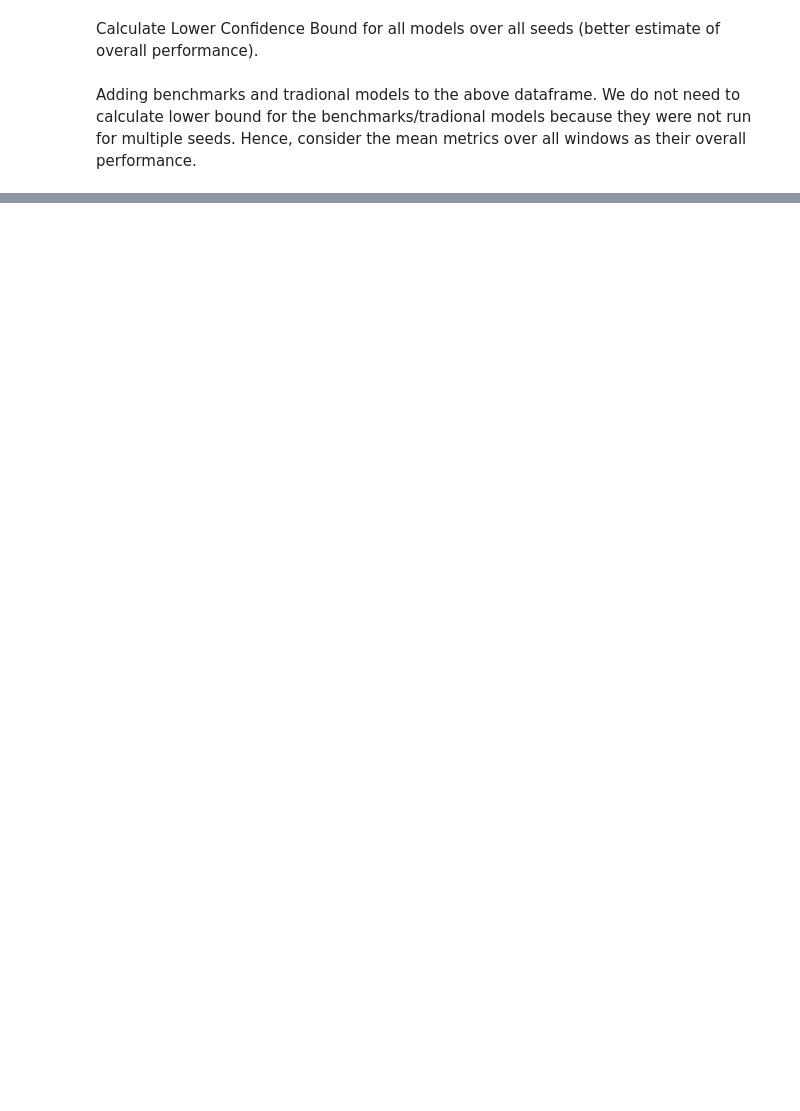
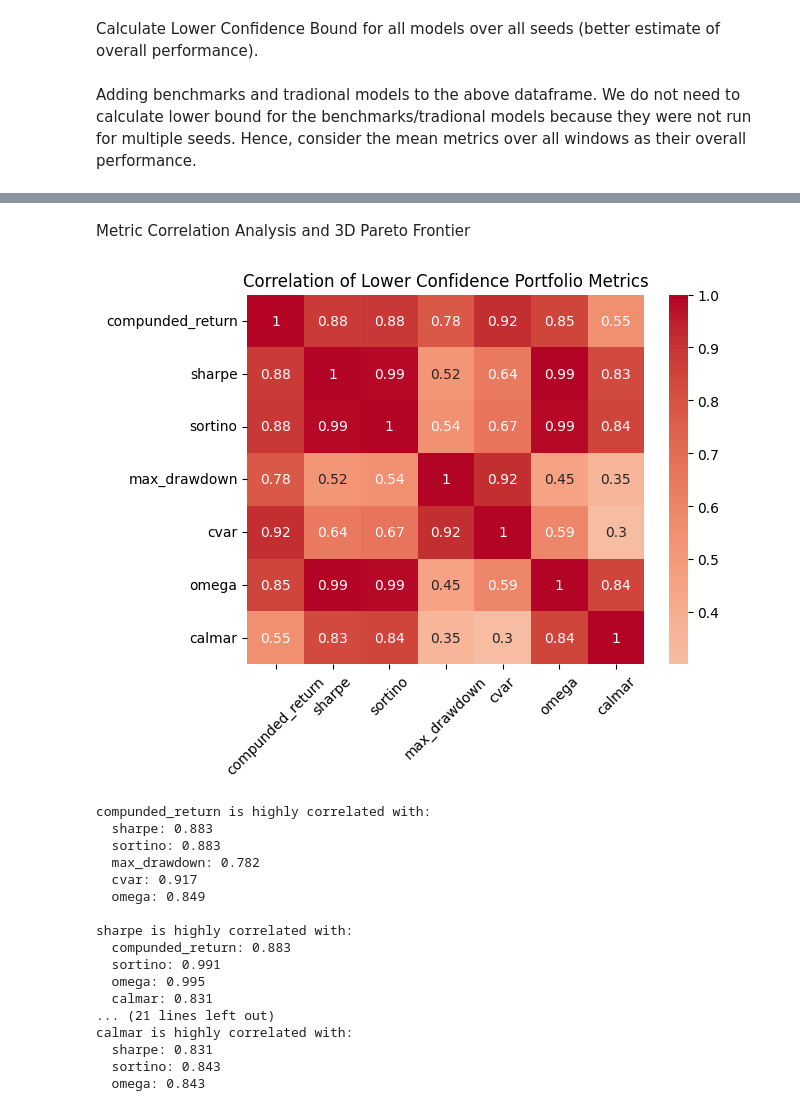
Before and after one commit to travisdesell/exact, a Jupyter notebook: financial_loss_functions/exploration/test_analysis.ipynb, the cells around one changed output, grey strips where cells are left out. Saved outputs shown, nothing was run; the diff lists cells and outputs as text; code cells hidden in the pictures; blank space fills up the shorter version.

```diff
--- a/financial_loss_functions/exploration/test_analysis.ipynb
+++ b/financial_loss_functions/exploration/test_analysis.ipynb
@@ -91,23 +93,7 @@ test_avg_perf['compunded_return'].plot.bar(title='Mean Compounded Returns (Over
 # %%
 corr = test_avg_perf.corr()
 
-# Plot heatmap
-plt.figure()
-sns.heatmap(corr, annot=True, cmap='coolwarm', center=0)
-plt.title('Correlation of Portfolio Metrics')
-plt.xticks(rotation=45)
-plt.show()
-
-def high_corr_with_each_metric(corr, threshold=0.8):
-    for metric in corr.columns:
-        # Exclude self (corr=1.0)
-        others = corr[metric][corr[metric].index != metric]
-        high = others[abs(others) > threshold]
-        if not high.empty:
-            print(f"\n{metric} is highly correlated with:")
-            for name, val in high.items():
-                print(f"  {name}: {val:.3f}")
-
+plot_corr(corr, title='Correlation of Portfolio Metrics')
 high_corr_with_each_metric(corr, threshold=0.75)
 # %% [output]
 [figure]
@@ -271,0 +236,26 @@ lower_bound_df
+# %% [markdown]
+Metric Correlation Analysis and 3D Pareto Frontier
+# %%
+corr = lower_bound_df.corr()
+
+plot_corr(corr, title='Correlation of Lower Confidence Portfolio Metrics')
+high_corr_with_each_metric(corr, threshold=0.75)
+# %% [output]
+[figure, added]
+compunded_return is highly correlated with:
+  sharpe: 0.883
+  sortino: 0.883
+  max_drawdown: 0.782
+  cvar: 0.917
+  omega: 0.849
+
+sharpe is highly correlated with:
+  compunded_return: 0.883
+  sortino: 0.991
+  omega: 0.995
+  calmar: 0.831
+... (21 lines left out)
+calmar is highly correlated with:
+  sharpe: 0.831
+  sortino: 0.843
+  omega: 0.843
```
Also changed, not shown: parts of 8 cells of this notebook, 4 other files.
